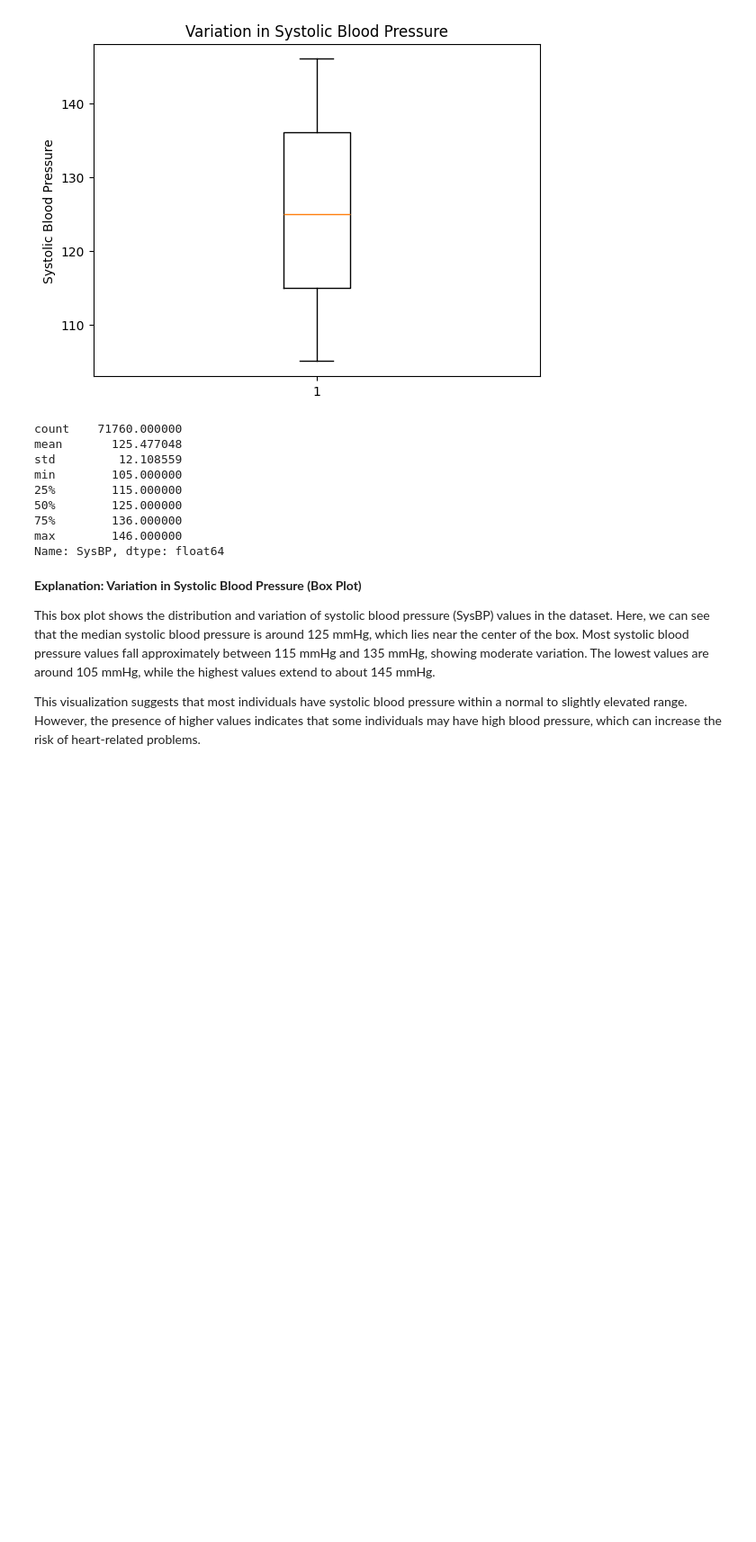
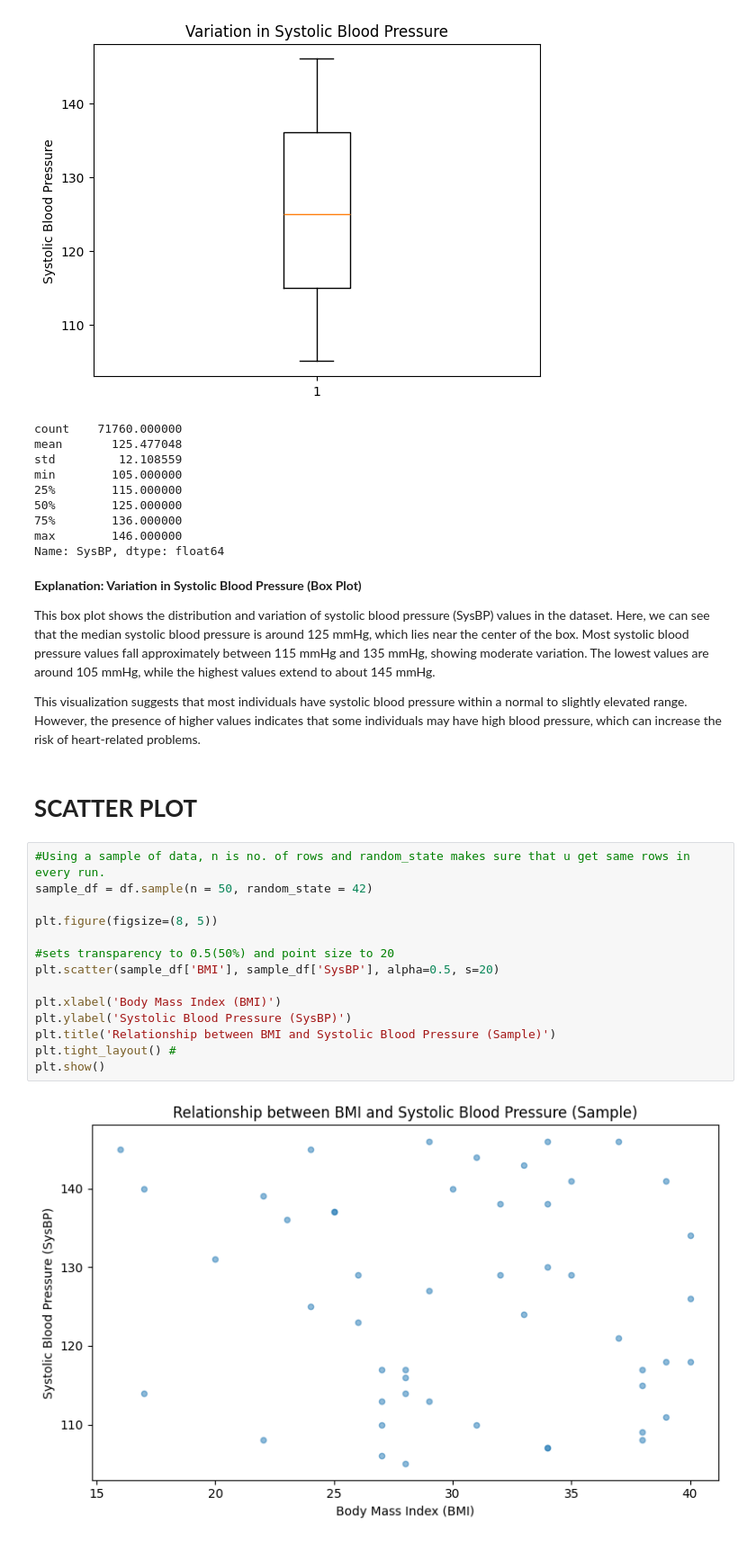
Before and after one commit to 0xAnujjj/health-data-visualization, a Jupyter notebook: main.ipynb, the cells around one changed output. Shown at 90% size. Drawn from its saved outputs; the diff is of its cells as text; blank space fills up the shorter version.

```diff
--- a/main.ipynb
+++ b/main.ipynb
@@ -177,3 +184,21 @@ Name: SysBP, dtype: float64
 This box plot shows the distribution and variation of systolic blood pressure (SysBP) values in the dataset. Here, we can see that the median systolic blood pressure is around 125 mmHg, which lies near the center of the box. Most systolic blood pressure values fall approximately between 115 mmHg and 135 mmHg, showing moderate variation. The lowest values are around 105 mmHg, while the highest values extend to about 145 mmHg.
 
 This visualization suggests that most individuals have systolic blood pressure within a normal to slightly elevated range. However, the presence of higher values indicates that some individuals may have high blood pressure, which can increase the risk of heart-related problems.
+# %% [markdown]
+# **SCATTER PLOT**
+# %%
+#Using a sample of data, n is no. of rows and random_state makes sure that u get same rows in every run.
+sample_df = df.sample(n = 50, random_state = 42)
+
+plt.figure(figsize=(8, 5))
+
+#sets transparency to 0.5(50%) and point size to 20
+plt.scatter(sample_df['BMI'], sample_df['SysBP'], alpha=0.5, s=20)
+
+plt.xlabel('Body Mass Index (BMI)')
+plt.ylabel('Systolic Blood Pressure (SysBP)')
+plt.title('Relationship between BMI and Systolic Blood Pressure (Sample)')
+plt.tight_layout() #
+plt.show()
+# %% [output]
+[figure, added]
```
Also changed, not shown: parts of 8 cells of this notebook, 5 other files.
